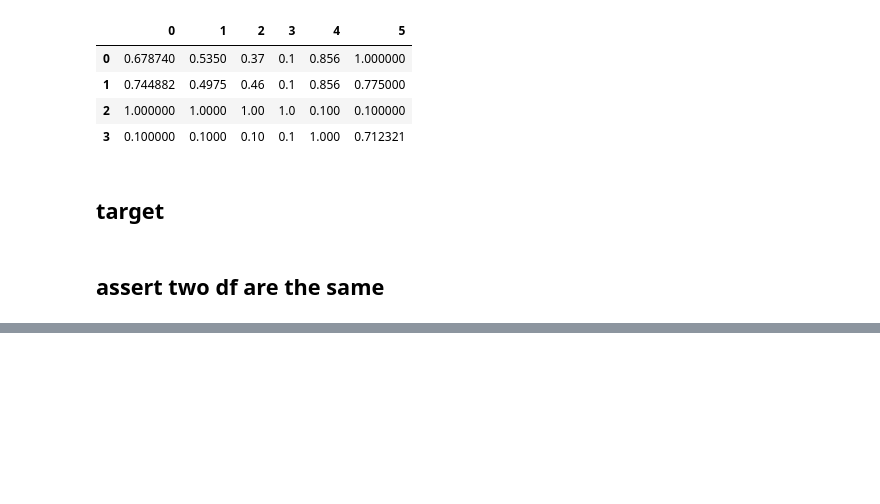
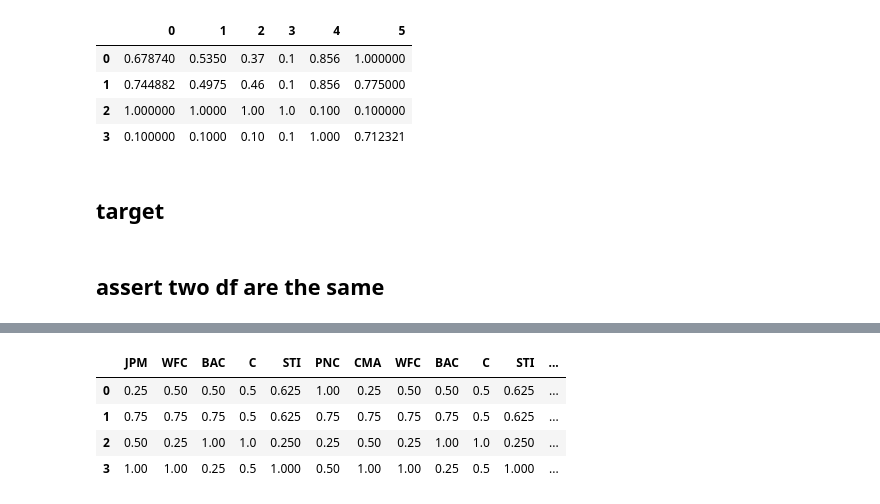
Before and after one commit to wetransform-os/ProMCDA, a Jupyter notebook: testing_various_functionalities.ipynb, the cells around one changed output, grey strips where cells are left out. Cells and saved outputs as stored; diff of their text form; code cells hidden in the pictures; blank space fills up the shorter version.

```diff
--- a/testing_various_functionalities.ipynb
+++ b/testing_various_functionalities.ipynb
@@ -427,0 +467,8 @@ dtype: float64
+# %%
+test_df_pct_rank
+# %% [output]
+|  | JPM | WFC | BAC | C | STI | PNC | CMA | WFC | BAC | C | STI | ... |
+| 0 | 0.25 | 0.50 | 0.50 | 0.5 | 0.625 | 1.00 | 0.25 | 0.50 | 0.50 | 0.5 | 0.625 | ... |
+| 1 | 0.75 | 0.75 | 0.75 | 0.5 | 0.625 | 0.75 | 0.75 | 0.75 | 0.75 | 0.5 | 0.625 | ... |
+| 2 | 0.50 | 0.25 | 1.00 | 1.0 | 0.250 | 0.25 | 0.50 | 0.25 | 1.00 | 1.0 | 0.250 | ... |
+| 3 | 1.00 | 1.00 | 0.25 | 0.5 | 1.000 | 0.50 | 1.00 | 1.00 | 0.25 | 0.5 | 1.000 | ... |
```
Also changed, not shown: parts of 95 cells of this notebook, 10 other files.
